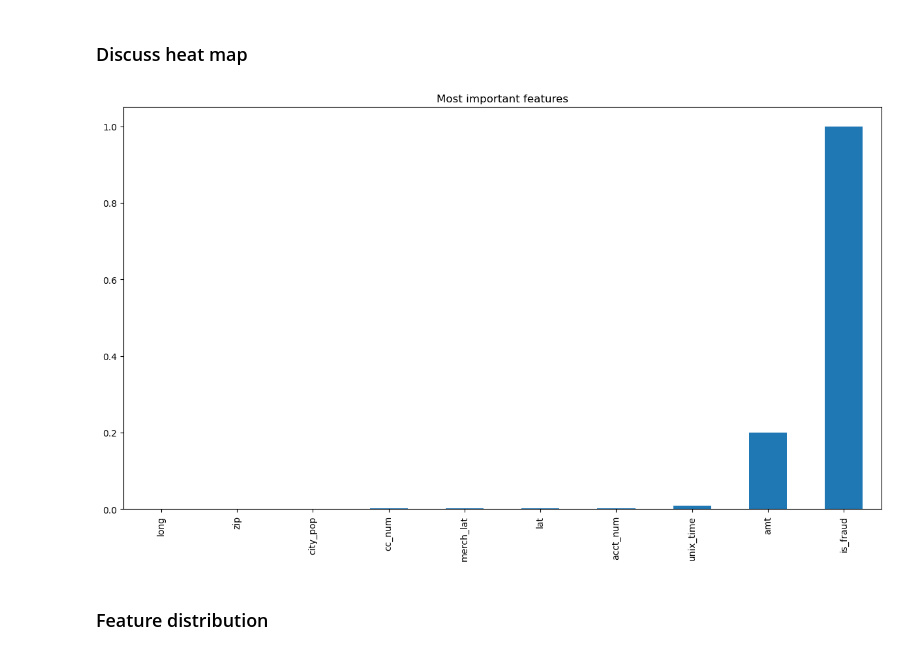
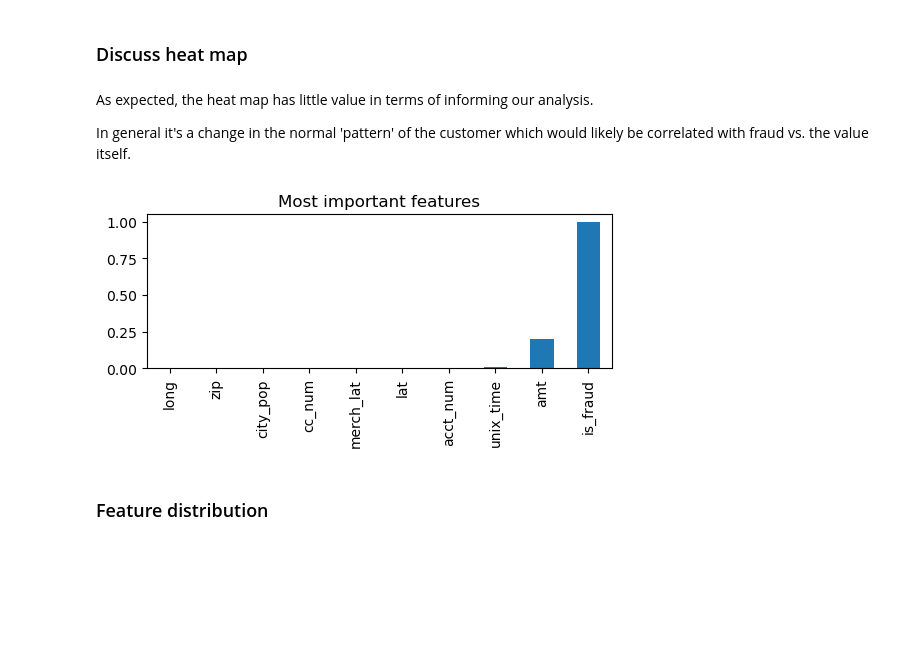
Before and after one commit to alexwalshml/dsir_project4, a Jupyter notebook: notebooks/EDA.ipynb, the cells around one changed output. Saved outputs shown, nothing was run; the diff lists cells and outputs as text; code cells hidden in the pictures; blank space fills up the shorter version.

```diff
--- a/notebooks/EDA.ipynb
+++ b/notebooks/EDA.ipynb
@@ -32,4 +33,4 @@ if not sys.warnoptions:
 # %% [markdown]
 ##### Read in the data
 # %%
-df = pd.read_csv('../data/fraud_records.csv')
+df = pd.read_csv('data/fraud_records.csv')
@@ -184,2 +160,0 @@ df.shape
-# %%
-df.drop_duplicates(inplace=True)
@@ -241,13 +219,17 @@ sns.heatmap(corr, mask = mask,
 [figure]
 # %% [markdown]
 ### Discuss heat map
+# %% [markdown]
+As expected, the heat map has little value in terms of informing our analysis.
+
+In general it's a change in the normal 'pattern' of the customer which would likely be correlated with fraud vs. the value itself.
 # %%
-plt.figure(figsize=(15,8))
+plt.figure(figsize=(6,2))
 d = df.corr()['is_fraud'][:-1].abs().sort_values().plot(kind='bar',
                                                               title='Most important features')
 plt.show()
 # %% [output]
-[figure, old version]
+[figure, new version]
 # %% [markdown]
 ### Feature distribution
 # %%
```
Also changed, not shown: parts of 32 cells of this notebook, 2 other files.
